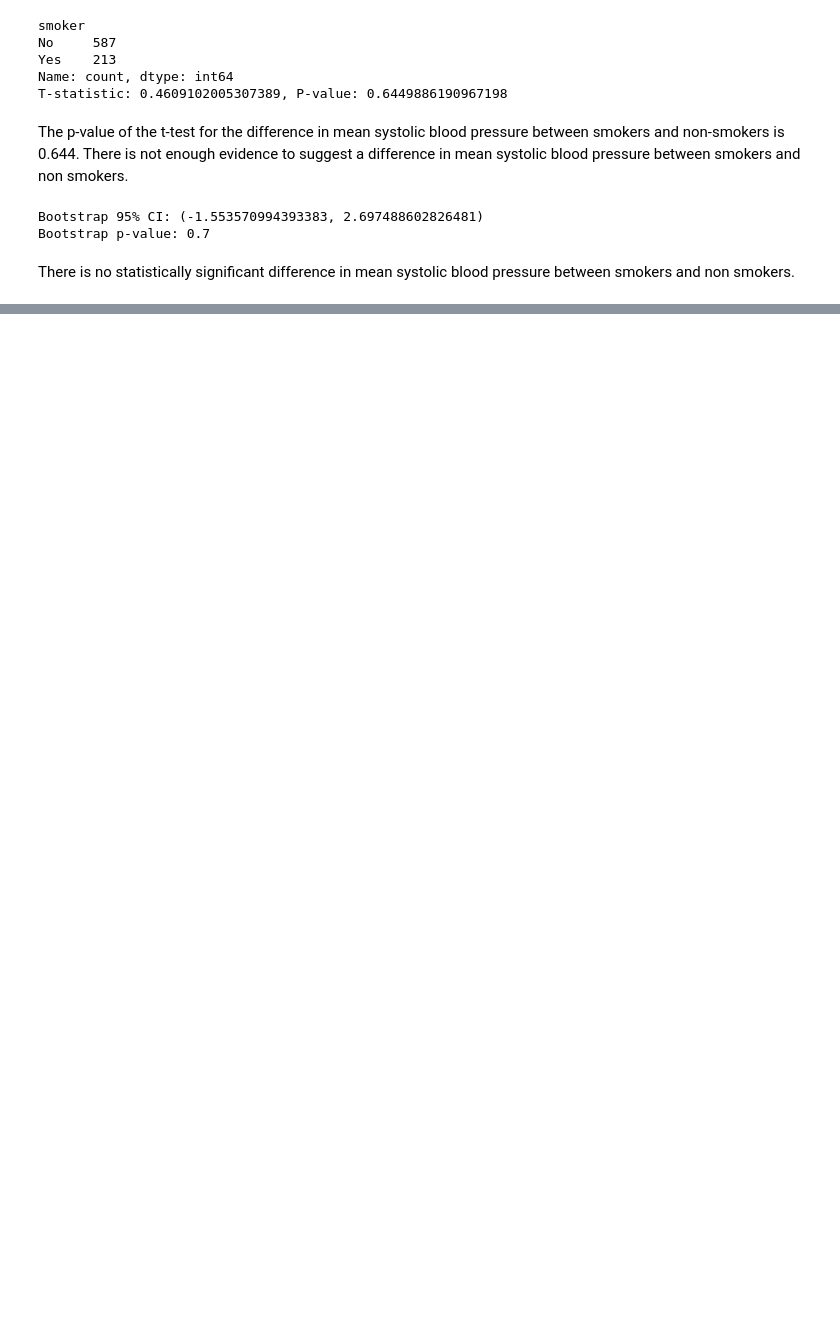
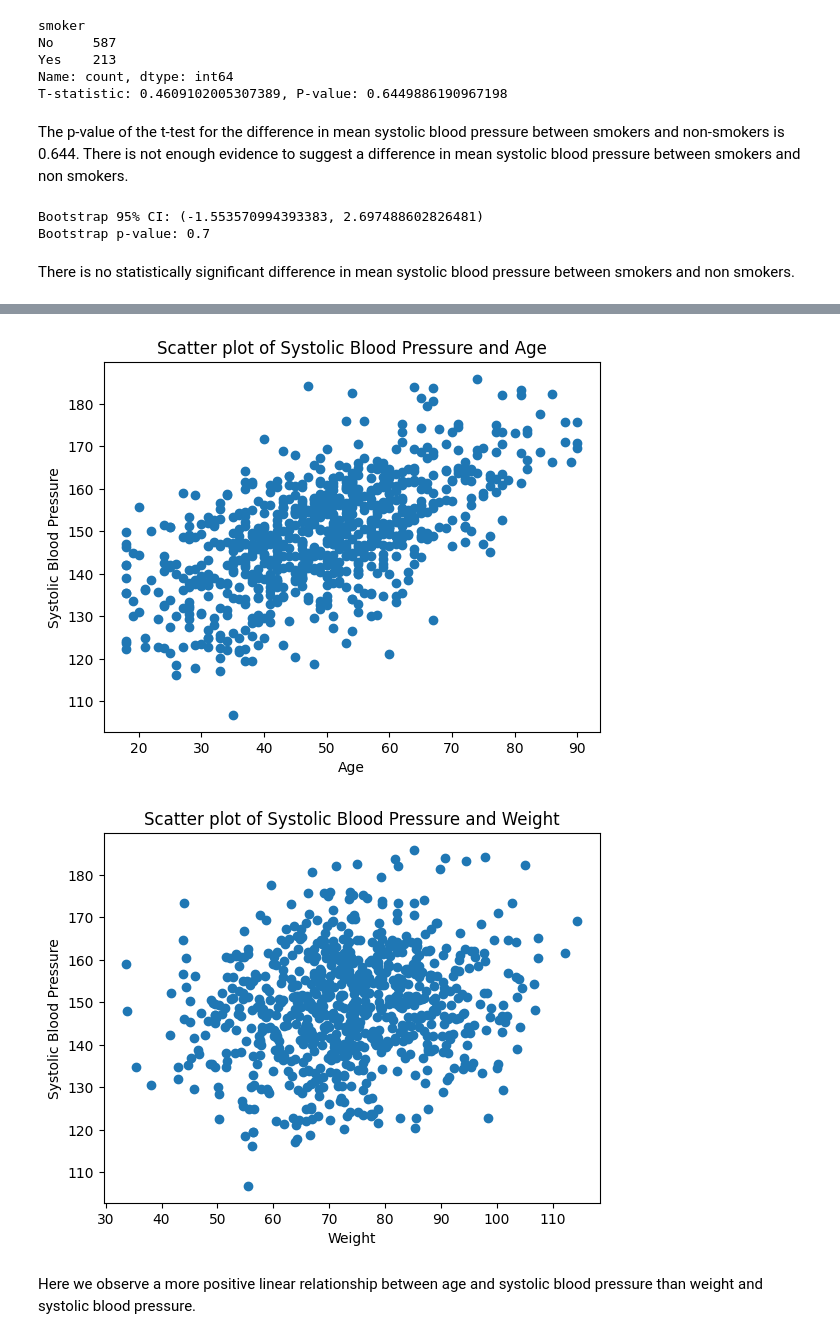
Before and after one commit to CheHenryy/health_project, a Jupyter notebook: src/report.ipynb, the cells around one changed output, grey strips where cells are left out. Drawn from its saved outputs; the diff is of its cells as text; code cells hidden in the pictures; blank space fills up the shorter version.

```diff
--- a/src/report.ipynb
+++ b/src/report.ipynb
@@ -181,0 +195,20 @@ There is no statistically significant difference in mean systolic blood pressure
+# %%
+plt.scatter(data['age'], data['systolic_bp'])
+plt.title('Scatter plot of Systolic Blood Pressure and Age')
+plt.xlabel('Age')
+plt.ylabel('Systolic Blood Pressure')
+
+plt.show()
+
+plt.scatter(data['weight'], data['systolic_bp'])
+plt.title('Scatter plot of Systolic Blood Pressure and Weight')
+plt.xlabel('Weight')
+plt.ylabel('Systolic Blood Pressure')
+
+
+plt.show()
+# %% [output]
+[figure, added]
+[figure, added]
+# %% [markdown]
+Here we observe a more positive linear relationship between age and systolic blood pressure than weight and systolic blood pressure.
```
Also changed, not shown: parts of 5 cells of this notebook.
